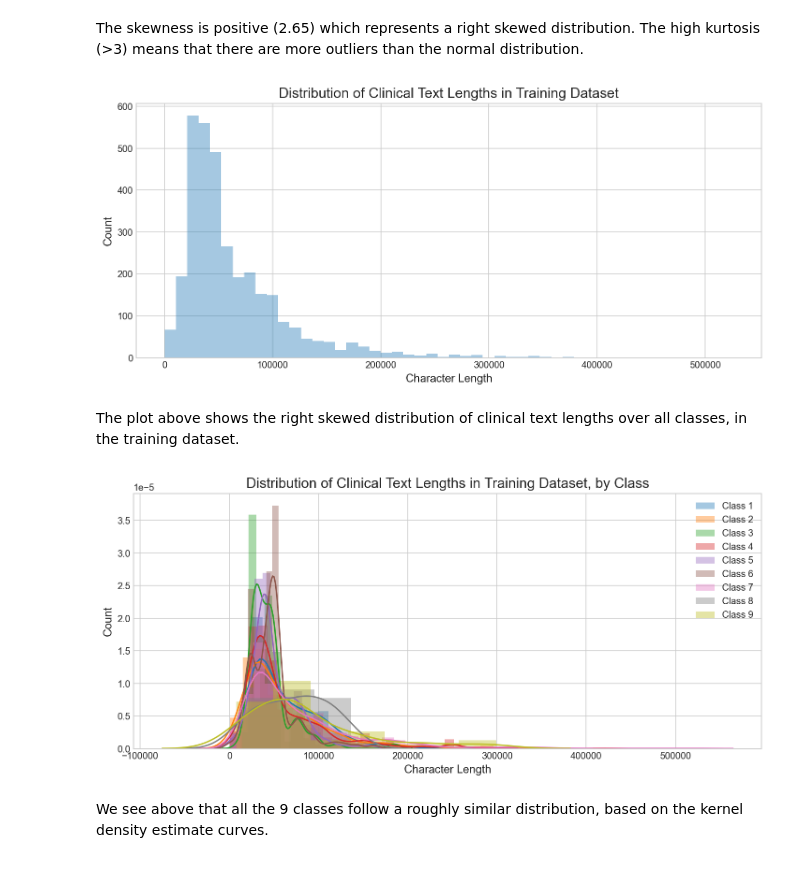
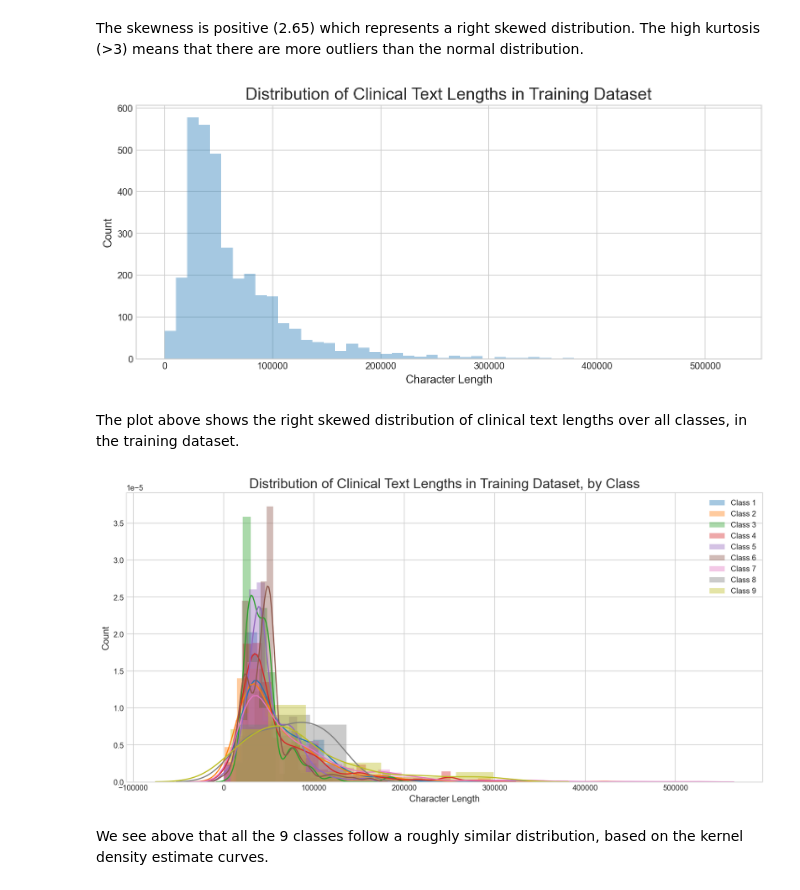
Before and after one commit to yuchye/Capstone, a Jupyter notebook: code/01_Data_Cleaning_and_EDA.ipynb, the cells around one changed output. Drawn from its saved outputs; the diff is of its cells as text; code cells hidden in the pictures.

```diff
--- a/code/01_Data_Cleaning_and_EDA.ipynb
+++ b/code/01_Data_Cleaning_and_EDA.ipynb
@@ -310,26 +311,26 @@ The skewness is positive (2.65) which represents a right skewed distribution. Th
 # %%
 fig = plt.figure(figsize=(12,5))
 sns.distplot(train['text'].str.len(), kde=False);
-plt.title("Distribution of Clinical Text Lengths in Training Dataset", fontsize=15)
+plt.title("Distribution of Clinical Text Lengths in Training Dataset", fontsize=18)
 plt.xlabel("Character Length", fontsize=12)
 plt.ylabel("Count", fontsize=12)
 plt.show(fig)
 # %% [output]
-[figure, old version]
+[figure, new version]
 # %% [markdown]
 The plot above shows the right skewed distribution of clinical text lengths over all classes, in the training dataset.
 # %%
-fig = plt.figure(figsize=(12,5))
+fig = plt.figure(figsize=(15,7))
 for cls in range(1, 10):
     sns.distplot(train.loc[train['class']==cls, :]['text'].str.len(),
                  kde=True, label='Class '+str(cls), hist_kws = {'alpha':0.4});
-plt.title("Distribution of Clinical Text Lengths in Training Dataset, by Class", fontsize=15)
+plt.title("Distribution of Clinical Text Lengths in Training Dataset, by Class", fontsize=18)
 plt.xlabel("Character Length", fontsize=12)
 plt.ylabel("Count", fontsize=12)
 plt.legend()
 plt.show(fig)
 # %% [output]
-[figure, old version]
+[figure, new version]
 # %% [markdown]
 We see above that all the 9 classes follow a roughly similar distribution, based on the kernel density estimate curves.
 # %% [markdown]
```
Also changed, not shown: parts of 4 cells of this notebook, 2 other files.
